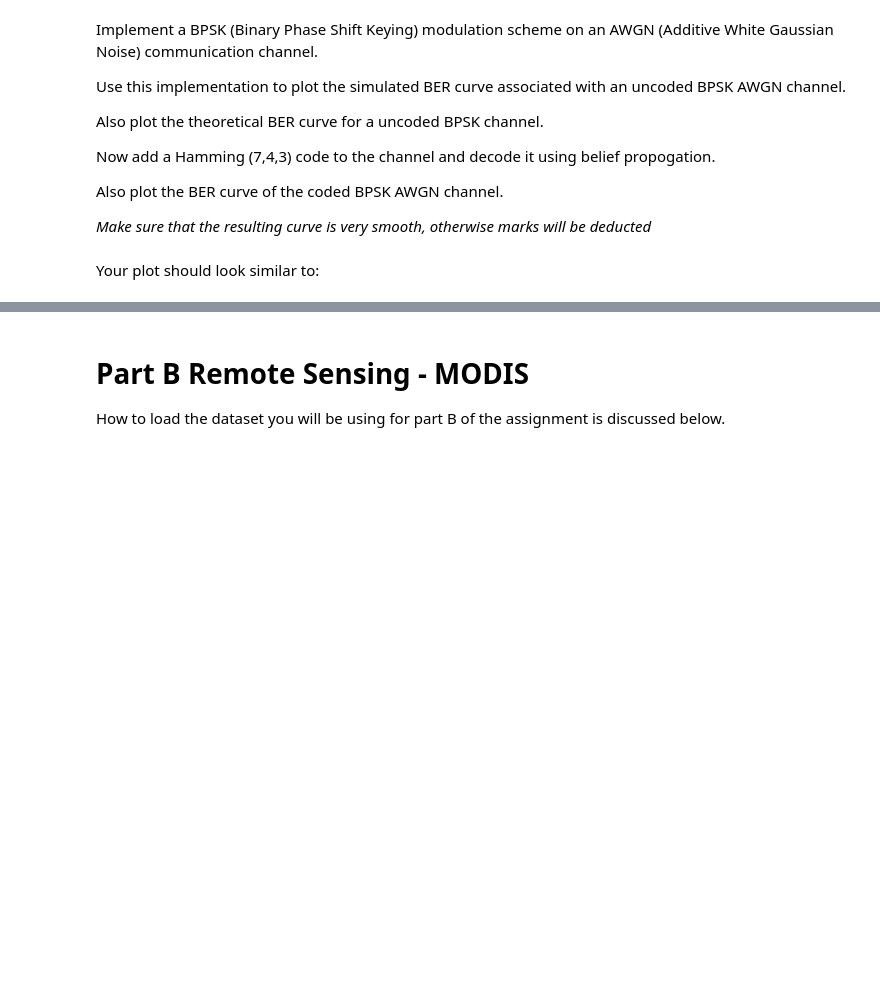
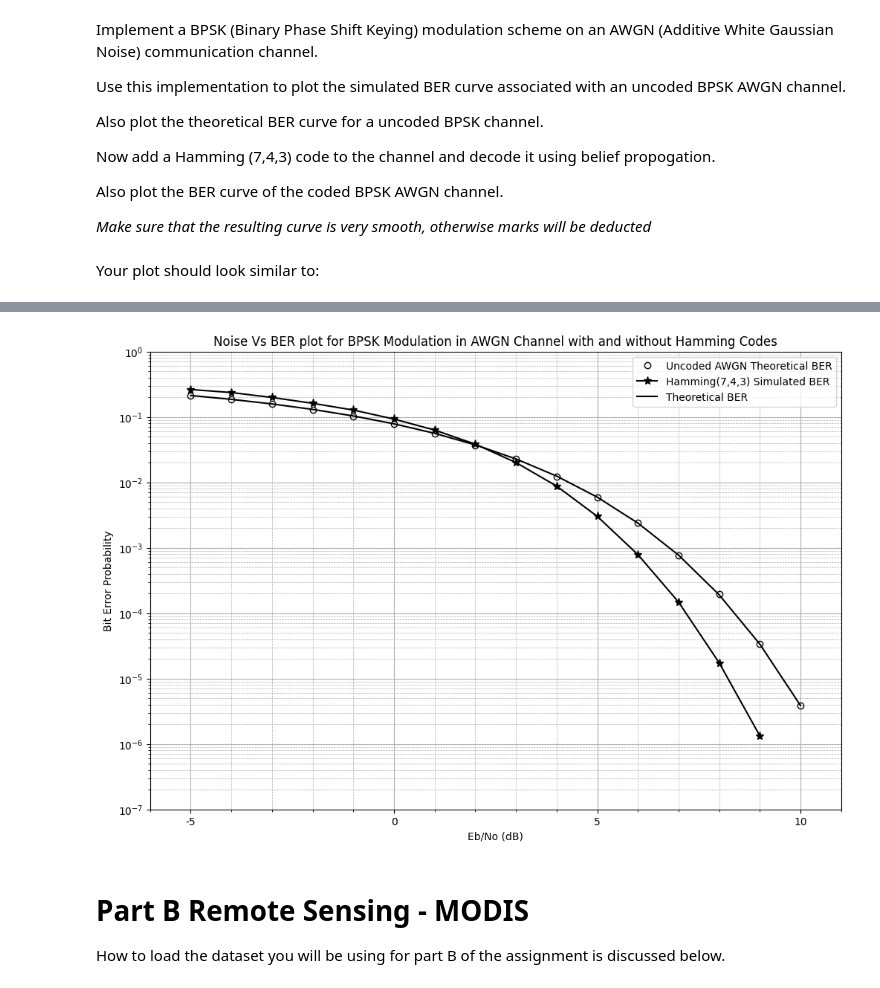
Before and after one commit to DirkWilkeHoffmann/SpaceScienceAssignment1, a Jupyter notebook: Part A and B - Notebook/Assignment 1 - Part A and B.ipynb, the cells around one changed output, grey strips where cells are left out. Drawn from its saved outputs; the diff is of its cells as text; code cells hidden in the pictures; blank space fills up the shorter version.

```diff
--- a/Part A and B - Notebook/Assignment 1 - Part A and B.ipynb
+++ b/Part A and B - Notebook/Assignment 1 - Part A and B.ipynb
@@ -41,0 +103,9 @@ Image("./ber.jpg")
+# %%
+bit_count = 1000000
+SNR_dB = np.arange(-5, 11, 1)
+SNR_dB_hamm = np.arange(-5, 10, 1)
+# %%
+from ber import ber_par
+BER_simulated = []
+for i in SNR_dB:
+    BER_simulated.append(ber_in_par(i))
@@ -41,0 +115,5 @@ Image("./ber.jpg")
+# %%
+from ham import hamming_par
+BER_simulated_Hamm = []
+for i in SNR_dB_hamm:
+    BER_simulated_Hamm.append(belief_in_par(i))
@@ -42,3 +141,30 @@ Image("./ber.jpg")
+# %%
+# Plot the simulated BER curve
+plt.figure(figsize=(12, 8))
+plt.semilogy(SNR_dB, BER_simulated,  marker='o', color='k', label='Uncoded AWGN Theoretical BER', markerfacecolor='none', linestyle='None')
+plt.semilogy(SNR_dB_hamm, BER_simulated_Hamm, '-*k', markersize=8, label='Hamming(7,4,3) Simulated BER')
+# Calculate theoretical BER for BPSK in AWGN
+thber = 0.5 * erfc(np.sqrt(10**(SNR_dB/10)))
+
+# Plot the theoretical BER curve
+plt.semilogy(SNR_dB, thber, label='Theoretical BER', color='k')
+
+# Plot settings
+plt.xlabel('Eb/No (dB)')
+plt.ylabel('Bit Error Probability')
+plt.ylim(top = 1.00001, bottom = 0.0000001)
+plt.xlim(-6,11)
+plt.xticks(ticks=[-5, 0, 5, 10], labels=['-5', '0', '5', '10'])
+plt.title('Noise Vs BER plot for BPSK Modulation in AWGN Channel with and without Hamming Codes')
+plt.grid(True)
+
+plt.minorticks_on()
+plt.grid(which='minor', linestyle='--', linewidth=0.5)
+plt.legend()
+plt.savefig("Results.pdf")
+plt.show()
+# %% [output]
+[figure, added]
 # %% [markdown]
 # Part B Remote Sensing - MODIS
 
```
Also changed, not shown: parts of 9 cells of this notebook, 5 other files.
